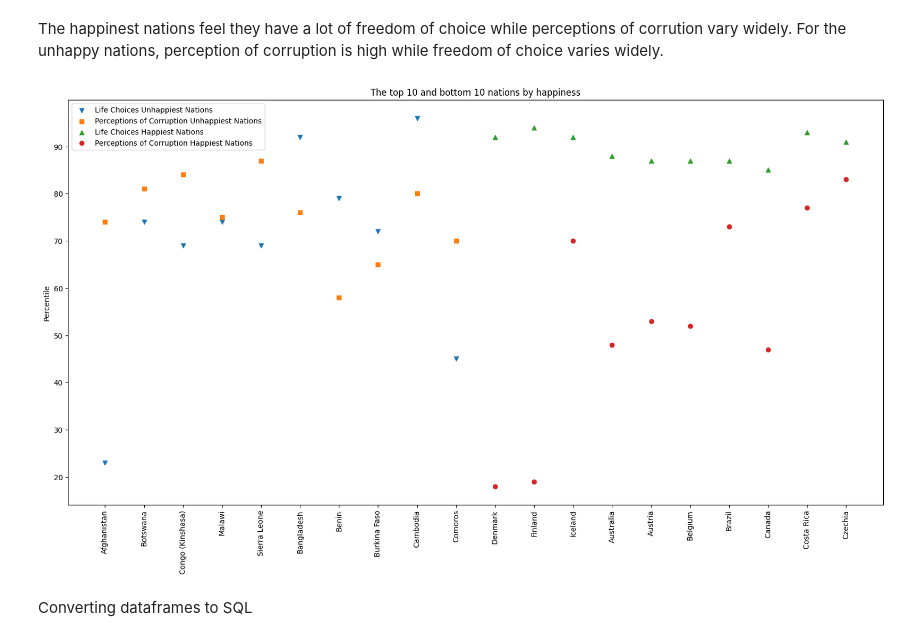
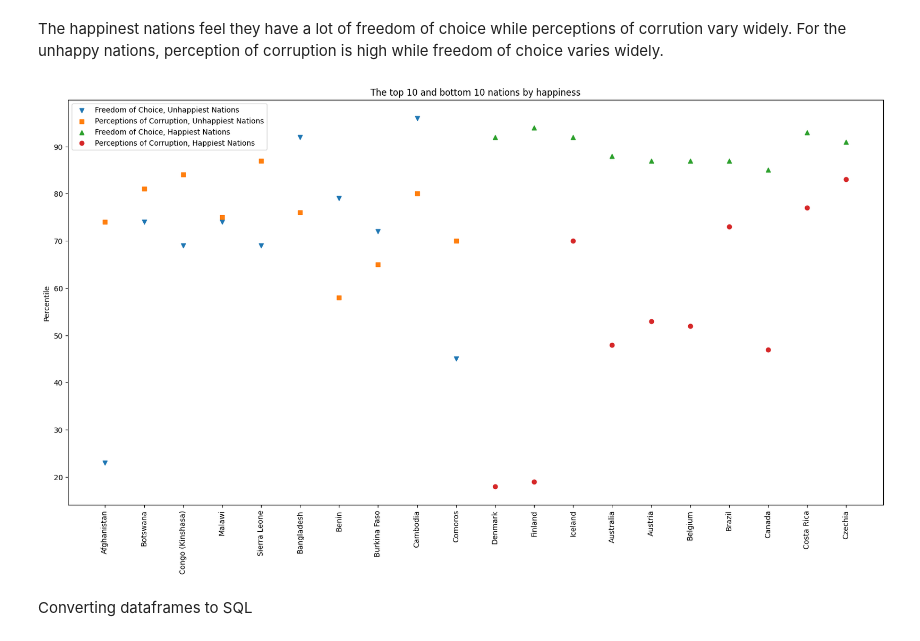
Before and after one commit to tara-hylton/world_happiness, a Jupyter notebook: world happiness.ipynb, the cells around one changed output. Saved outputs shown, nothing was run; the diff lists cells and outputs as text; code cells hidden in the pictures.

```diff
--- a/world happiness.ipynb
+++ b/world happiness.ipynb
@@ -88,5 +88,11 @@ inf_data_trans
 reset_inf_data = inf_data_trans.set_index('index').T
 inf_data = reset_inf_data
 
+inf_data = inf_data.rename(columns={
+    'energy_consumer_price_inflation': 'energy_inflation',
+    'food_consumer_price_inflation': 'food_inflation',
+    'gdp_deflator_index_growth_rate': 'gdp_deflator_index'
+})
+
 inf_data
 # %% [output]
@@ -107,7 +113,7 @@ inf_data
 Removing NAN from inflation data
 # %%
 nan_count1 = inf_data.isnull().sum()
-columns_to_fill1 = ['energy_consumer_price_inflation', 'food_consumer_price_inflation', 'gdp_deflator_index_growth_rate' ]
+columns_to_fill1 = ['energy_inflation', 'food_inflation', 'gdp_deflator_index' ]
 for col in columns_to_fill1:
     inf_data[col] = inf_data[col].fillna('No data')
 
@@ -354,31 +371,37 @@ plt.show()
 The happinest nations feel they have a lot of freedom of choice while perceptions of corrution vary widely.
 For the unhappy nations, perception of corruption is high while freedom of choice varies widely.
 # %%
-# w_h_data['life_choices'] = w_h_data['life_choices'] *100
-# w_h_data['perceptions_of_corruption'] = w_h_data['perceptions_of_corruption'] *100
-# w_h_data
+fun_ran = False
+
+def make_percent():
+    global fun_ran
+    if not fun_ran:
+        w_h_data['life_choices'] = w_h_data['life_choices'] *100
+        w_h_data['perceptions_of_corruption'] = w_h_data['perceptions_of_corruption'] *100
+
+make_percent()
 
 w_h_data2 = w_h_data[~w_h_data['life_choices'].isin(['No data'])]
 w_h_data2 = w_h_data[~w_h_data['perceptions_of_corruption'].isin(['No data'])]
 w_h_data2 = w_h_data2.map(lambda x: int(round(x, 0)) if isinstance(x, (int, float)) else x)
 
 bottom_10_group = w_h_data2[w_h_data2['year'] == 2023]
 bottom_10 = bottom_10_group.nsmallest(10, 'life_ladder')
 top_10_group = w_h_data2[w_h_data2['year'] == 2023]
 top_10 = top_10_group.nlargest(10, 'life_ladder')
 plt.figure(figsize=(20,10))
 plt.xticks(rotation=90)
-plt.scatter(bottom_10['country_name'], bottom_10['life_choices'], label='Life Choices Unhappiest Nations', marker='v')
-plt.scatter(bottom_10['country_name'], bottom_10['perceptions_of_corruption'], label='Perceptions of Corruption Unhappiest Nations', marker='s')
-plt.scatter(top_10['country_name'], top_10['life_choices'], label='Life Choices Happiest Nations', marker='^')
-plt.scatter(top_10['country_name'], top_10['perceptions_of_corruption'], label='Perceptions of Corruption Happiest Nations', marker='o')
+plt.scatter(bottom_10['country_name'], bottom_10['life_choices'], label='Freedom of Choice, Unhappiest Nations', marker='v')
+plt.scatter(bottom_10['country_name'], bottom_10['perceptions_of_corruption'], label='Perceptions of Corruption, Unhappiest Nations', marker='s')
+plt.scatter(top_10['country_name'], top_10['life_choices'], label='Freedom of Choice, Happiest Nations', marker='^')
+plt.scatter(top_10['country_name'], top_10['perceptions_of_corruption'], label='Perceptions of Corruption, Happiest Nations', marker='o')
 plt.ylabel('Percentile')
 plt.legend()
 plt.plot()
 plt.title('The top 10 and bottom 10 nations by happiness')
 plt.show()
 # %% [output]
-[figure, old version]
+[figure, new version]
 # %% [markdown]
 Converting dataframes to SQL
 # %%
```
Also changed, not shown: parts of 5 cells of this notebook, 5 other files.
